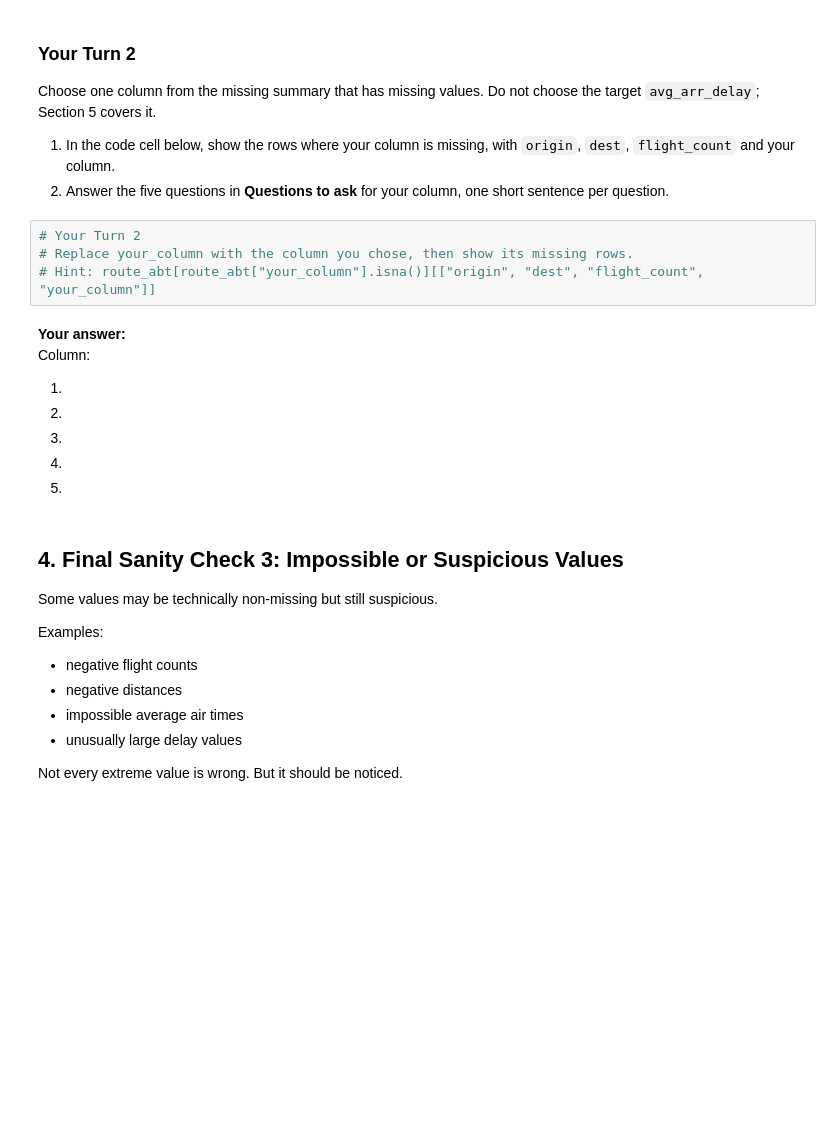
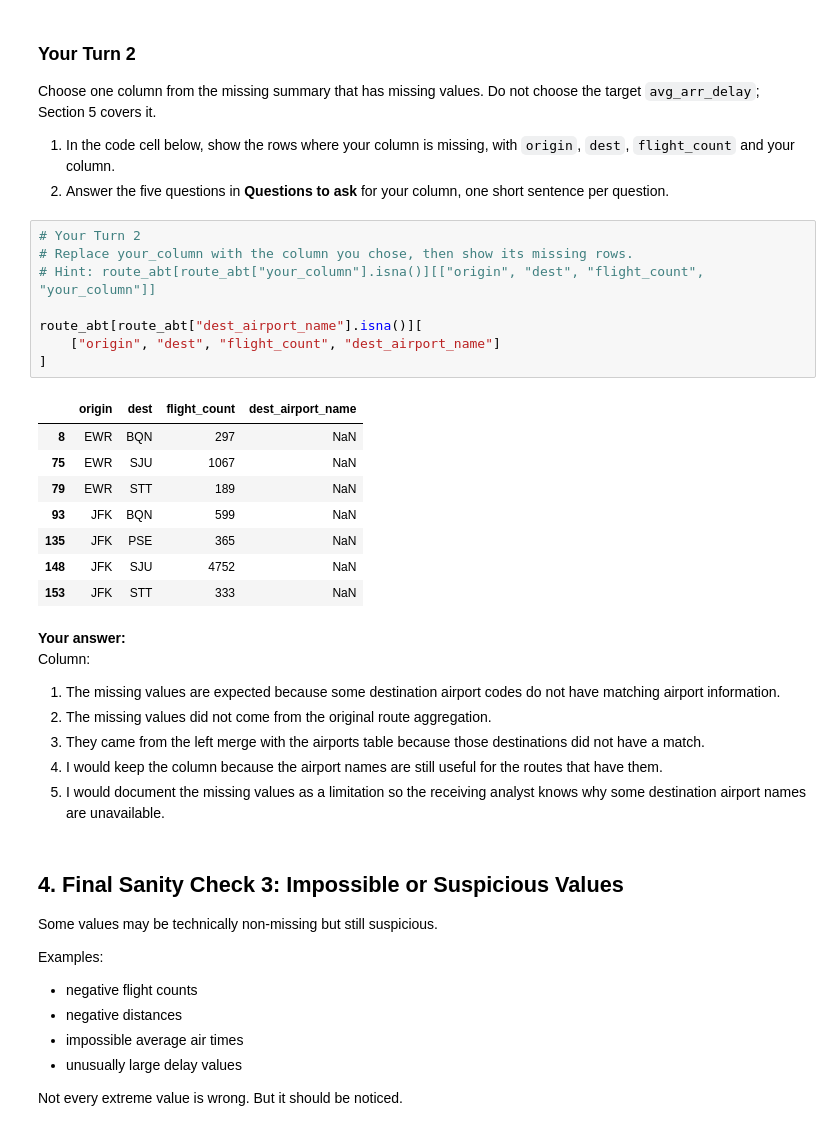
Before and after one commit to Kristinevill/ban6003-week-11-abt-documentation-kristine-villanueva, a Jupyter notebook: notebooks/module11_abt_documentation_guided_lab.ipynb, the cells around one changed output. Drawn from its saved outputs; the diff is of its cells as text; blank space fills up the shorter version.

Commit message:
Complete Module 11 ABT documentation lab

```diff
--- a/notebooks/module11_abt_documentation_guided_lab.ipynb
+++ b/notebooks/module11_abt_documentation_guided_lab.ipynb
@@ -191,16 +244,29 @@ Choose one column from the missing summary that has missing values. Do not choos
 # %%
 # Your Turn 2
 # Replace your_column with the column you chose, then show its missing rows.
 # Hint: route_abt[route_abt["your_column"].isna()][["origin", "dest", "flight_count", "your_column"]]
+
+route_abt[route_abt["dest_airport_name"].isna()][
+    ["origin", "dest", "flight_count", "dest_airport_name"]
+]
+# %% [output]
+|  | origin | dest | flight_count | dest_airport_name |
+| 8 | EWR | BQN | 297 | NaN |
+| 75 | EWR | SJU | 1067 | NaN |
+| 79 | EWR | STT | 189 | NaN |
+| 93 | JFK | BQN | 599 | NaN |
+| 135 | JFK | PSE | 365 | NaN |
+| 148 | JFK | SJU | 4752 | NaN |
+| 153 | JFK | STT | 333 | NaN |
 # %% [markdown]
 **Your answer:**
 Column:
 
-1.
-2.
-3.
-4.
-5.
+1. The missing values are expected because some destination airport codes do not have matching airport information.
+2. The missing values did not come from the original route aggregation.
+3. They came from the left merge with the airports table because those destinations did not have a match.
+4. I would keep the column because the airport names are still useful for the routes that have them.
+5. I would document the missing values as a limitation so the receiving analyst knows why some destination airport names are unavailable.
 # %% [markdown]
 ## 4. Final Sanity Check 3: Impossible or Suspicious Values
 
```
Also changed, not shown: parts of 30 cells of this notebook, 3 other files.
